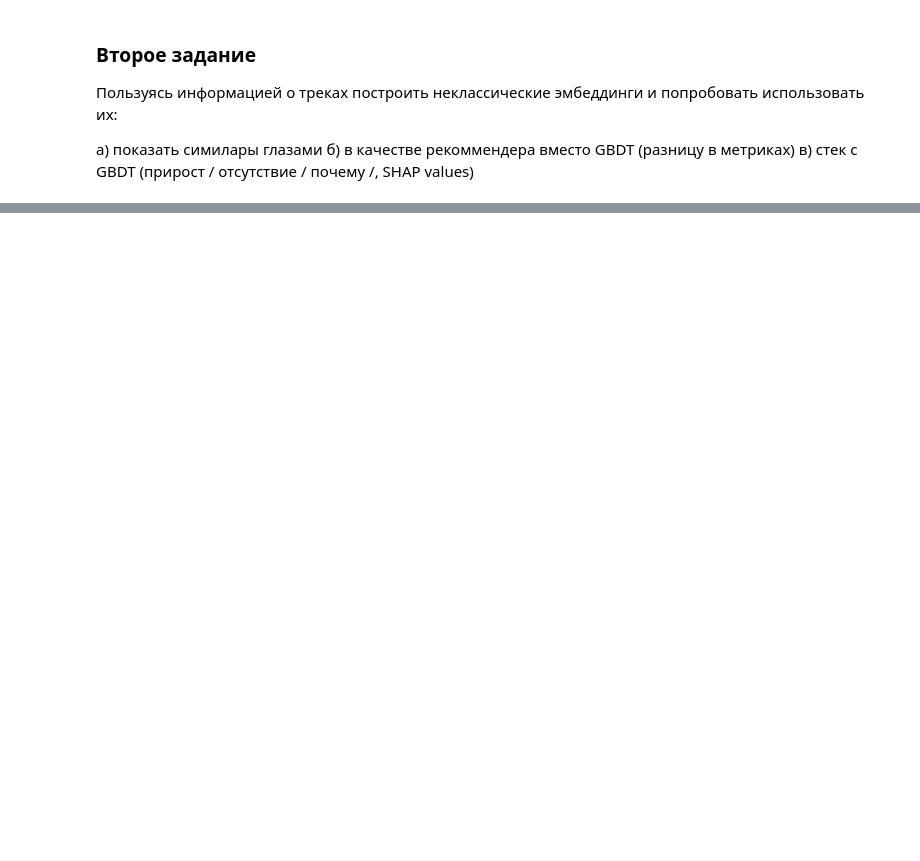
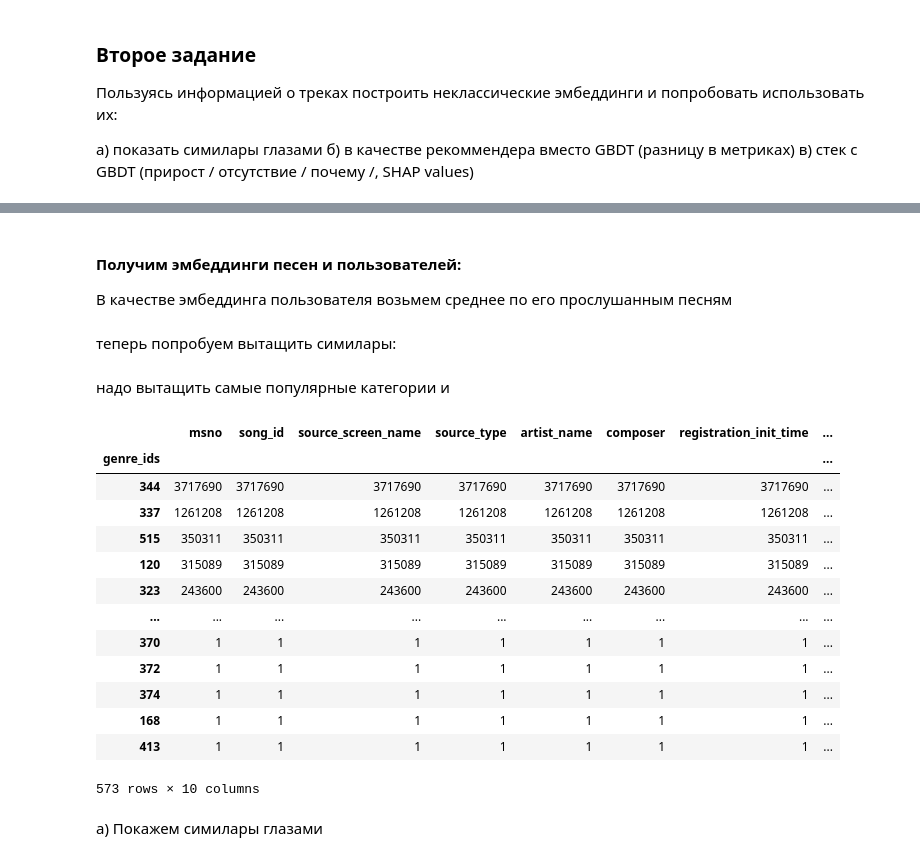
Before and after one commit to Anvarka/RecSys, a Jupyter notebook: RECSYS_HW2.ipynb, the cells around one changed output, grey strips where cells are left out. Cells and saved outputs as stored; diff of their text form; code cells hidden in the pictures; blank space fills up the shorter version.

```diff
--- a/RECSYS_HW2.ipynb
+++ b/RECSYS_HW2.ipynb
@@ -155,0 +197,6 @@ AUC:  0.6117545291427126
+# %%
+from gensim.models import Word2Vec
+USER_ID = "msno"
+df["song_id"] = df["song_id"].astype(str)
+user_and_his_songs = dict(df.groupby(USER_ID)["song_id"].agg(lambda x: x.tolist()))
+songs = [list_of_songs for list_of_songs in user_and_his_songs.values() if len(list_of_songs) > 0]
@@ -155,0 +210,4 @@ AUC:  0.6117545291427126
+# %% [markdown]
+#### Получим эмбеддинги песен и пользователей:
+
+В качестве эмбеддинга пользователя возьмем среднее по его прослушанным песням
@@ -155,0 +221,4 @@ AUC:  0.6117545291427126
+# %% [markdown]
+теперь попробуем вытащить симилары:
+# %% [markdown]
+надо вытащить самые популярные категории и
@@ -155,0 +229,17 @@ AUC:  0.6117545291427126
+# %%
+df.groupby("genre_ids").count().sort_values("song_id", ascending=False)
+# %% [output]
+|  | msno | song_id | source_screen_name | source_type | artist_name | composer | registration_init_time | ... |
+| genre_ids |  |  |  |  |  |  |  | ... |
+| 344 | 3717690 | 3717690 | 3717690 | 3717690 | 3717690 | 3717690 | 3717690 | ... |
+| 337 | 1261208 | 1261208 | 1261208 | 1261208 | 1261208 | 1261208 | 1261208 | ... |
+| 515 | 350311 | 350311 | 350311 | 350311 | 350311 | 350311 | 350311 | ... |
+| 120 | 315089 | 315089 | 315089 | 315089 | 315089 | 315089 | 315089 | ... |
+| 323 | 243600 | 243600 | 243600 | 243600 | 243600 | 243600 | 243600 | ... |
+| ... | ... | ... | ... | ... | ... | ... | ... | ... |
+| 370 | 1 | 1 | 1 | 1 | 1 | 1 | 1 | ... |
+| 372 | 1 | 1 | 1 | 1 | 1 | 1 | 1 | ... |
+| 374 | 1 | 1 | 1 | 1 | 1 | 1 | 1 | ... |
+| 168 | 1 | 1 | 1 | 1 | 1 | 1 | 1 | ... |
+| 413 | 1 | 1 | 1 | 1 | 1 | 1 | 1 | ... |
+573 rows × 10 columns
@@ -155,0 +252,2 @@ AUC:  0.6117545291427126
+# %% [markdown]
+a) Покажем симилары глазами
```
Also changed, not shown: parts of 40 cells of this notebook.
